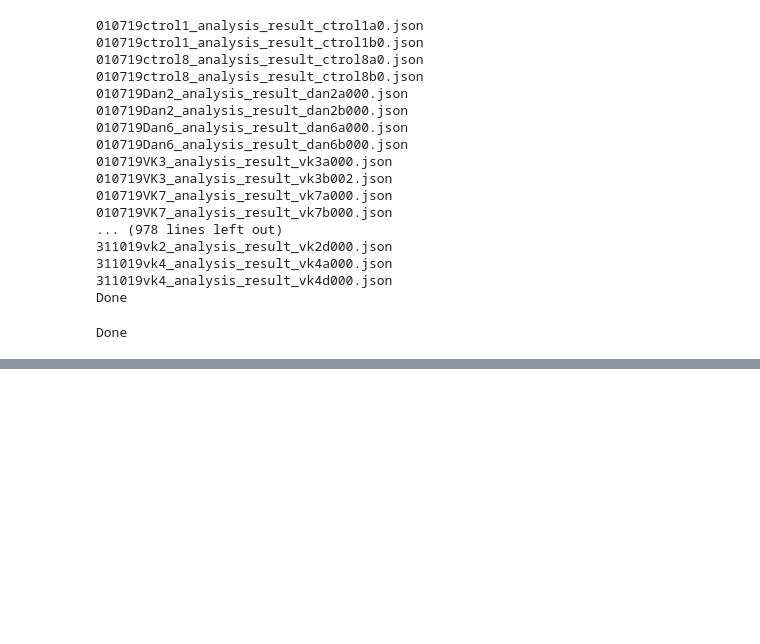
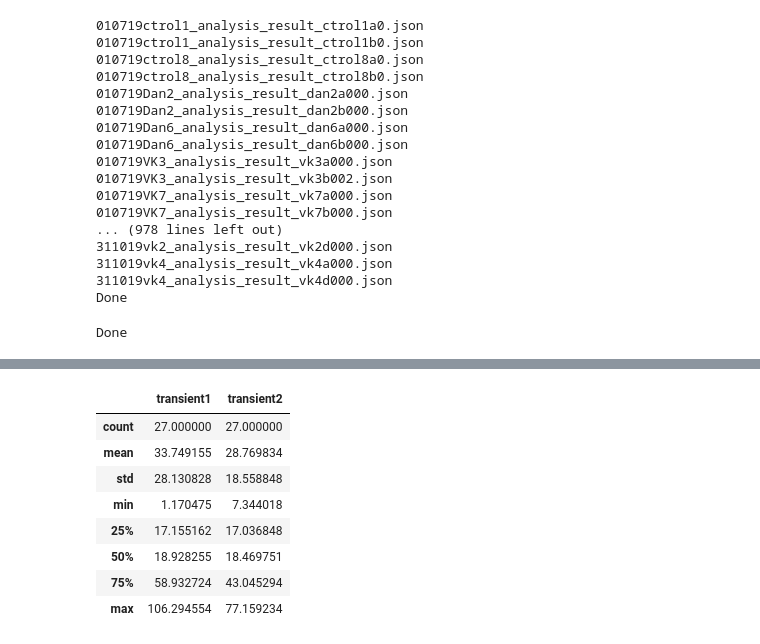
Before and after one commit to CardiAP/DesktopApp, a Jupyter notebook: filtrado.ipynb, the cells around one changed output, grey strips where cells are left out. Drawn from its saved outputs; the diff is of its cells as text; code cells hidden in the pictures; blank space fills up the shorter version.

```diff
--- a/filtrado.ipynb
+++ b/filtrado.ipynb
@@ -311,0 +330,7 @@ tau_file - local_taus_mean
+# %%
+def outliers(column):
+    Q1 = column.quantile(0.25)
+    Q3 = column.quantile(0.75)
+    IQR = Q3 - Q1
+    idx = ~((column < (Q1 - 1.5 * IQR)) | (column > (Q3 + 1.5 * IQR)))
+    return idx
@@ -311,0 +349,13 @@ tau_file - local_taus_mean
+# %%
+tau_control1 = tau_control1[outliers(tau_control1) == True]
+tau_control1.dropna()
+# %% [output]
+|  | transient1 | transient2 |
+| count | 27.000000 | 27.000000 |
+| mean | 33.749155 | 28.769834 |
+| std | 28.130828 | 18.558848 |
+| min | 1.170475 | 7.344018 |
+| 25% | 17.155162 | 17.036848 |
+| 50% | 18.928255 | 18.469751 |
+| 75% | 58.932724 | 43.045294 |
+| max | 106.294554 | 77.159234 |
```
Also changed, not shown: parts of 15 cells of this notebook.
